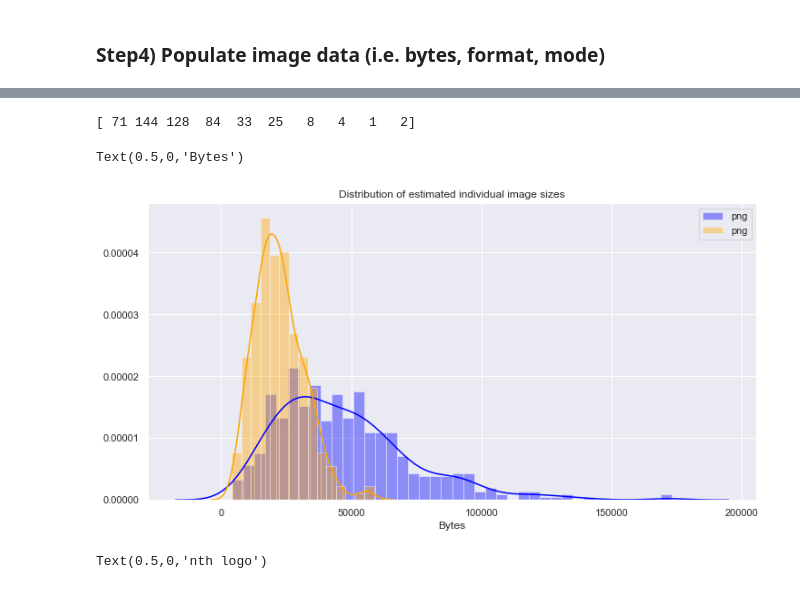
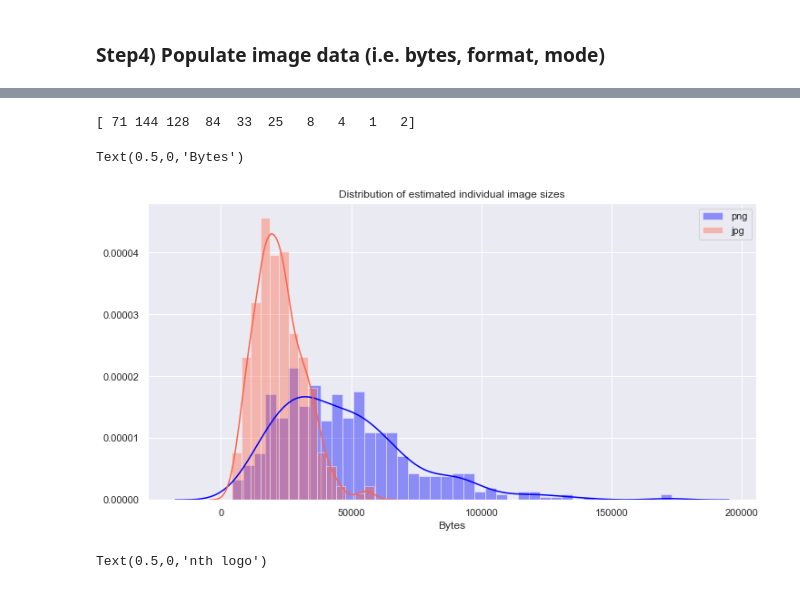
Before and after one commit to jarrodnbender88/gn-bootstrap-ci-img-format, a Jupyter notebook: Bootstrap_CI_Image_Format_Recommendation.ipynb, the cells around one changed output, grey strips where cells are left out. Saved outputs shown, nothing was run; the diff lists cells and outputs as text; code cells hidden in the pictures.

```diff
--- a/Bootstrap_CI_Image_Format_Recommendation.ipynb
+++ b/Bootstrap_CI_Image_Format_Recommendation.ipynb
@@ -363,17 +363,17 @@ dataset = df_sample_data[['bytes_png','bytes_jpg']].sort_values(by='bytes_png').
 # %%
 count, bin_edges = np.histogram(dataset['bytes_png'])
 print(count)
 # Visualize
 plt.figure(figsize=(12,6))
 sns.distplot(dataset['bytes_png'],label='png', color="blue", bins=40)
-sns.distplot(dataset['bytes_jpg'],label='png', color="orange", bins=15)
+sns.distplot(dataset['bytes_jpg'],label='jpg', color="tomato", bins=15)
 plt.title("Distribution of estimated individual image sizes")
 plt.legend()
 plt.xlabel('Bytes')
 # %% [output]
 [ 71 144 128  84  33  25   8   4   1   2]
 Text(0.5,0,'Bytes')
-[figure, old version]
+[figure, new version]
 # %%
 # line plot
 plt.figure(figsize=(15,6))
```
Also changed, not shown: parts of 1 cell of this notebook.
